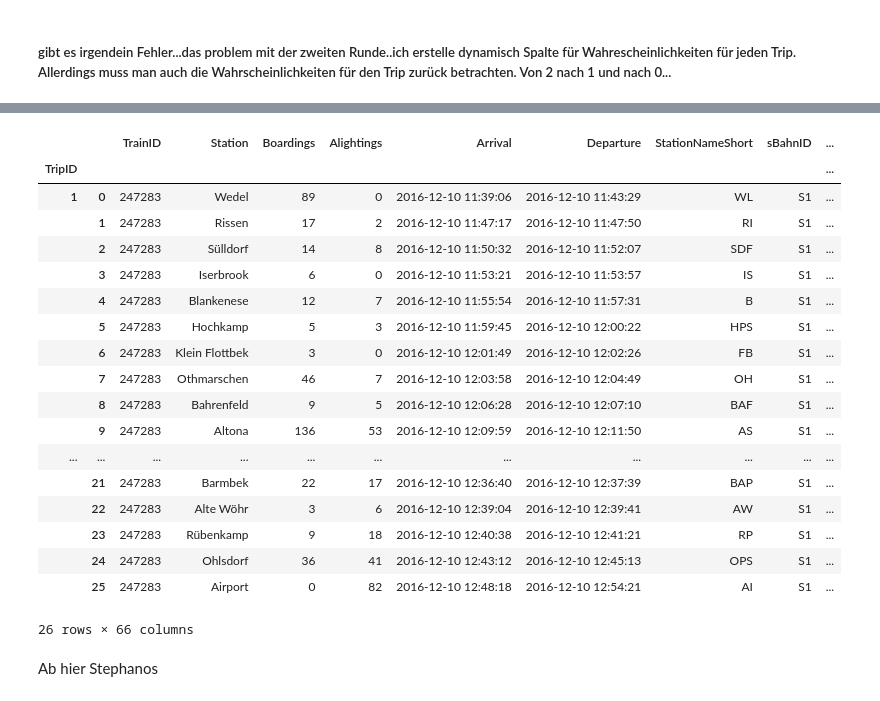
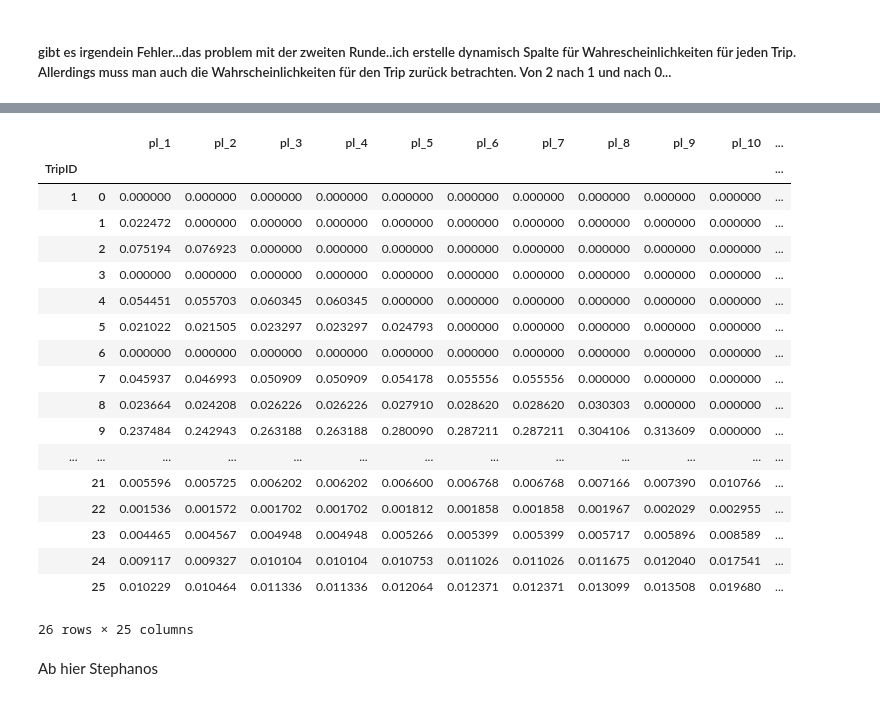
Before and after one commit to kfilonchik/hamburg-passenger-od, a Jupyter notebook: hmm_train.ipynb, the cells around one changed output, grey strips where cells are left out. Cells and saved outputs as stored; diff of their text form; code cells hidden in the pictures.

```diff
--- a/hmm_train.ipynb
+++ b/hmm_train.ipynb
@@ -145,8 +145,8 @@ def calculate_probabilities(fahrt):
 # %% [markdown]
 ##### gibt es irgendein Fehler...das problem mit der zweiten Runde..ich erstelle dynamisch Spalte für Wahrescheinlichkeiten für jeden Trip. Allerdings muss man auch die Wahrscheinlichkeiten für den Trip zurück betrachten. Von 2 nach 1 und nach 0...
 # %%
-test = trip.groupby(['TripID']).apply(calculate_probabilities)
-# first_two_columns = test.iloc[:, :4]  # Select all rows and first two columns
+#test = trip.groupby(['TripID']).apply(calculate_probabilities)
+#pl_cols = test.iloc[:, :4]  # Select all rows and first two columns
 # last_five_columns = test.iloc[:, -5:]  # Select all rows and last five columns
 
 # # Concatenate horizontally
@@ -175,25 +157,35 @@ test = trip.groupby(['TripID']).apply(calculate_probabilities)
-# %%
-test
-# %% [output]
-|  |  | TrainID | Station | Boardings | Alightings | Arrival | Departure | StationNameShort | sBahnID | ... |
-| TripID |  |  |  |  |  |  |  |  |  | ... |
-| 1 | 0 | 247283 | Wedel | 89 | 0 | 2016-12-10 11:39:06 | 2016-12-10 11:43:29 | WL | S1 | ... |
-|  | 1 | 247283 | Rissen | 17 | 2 | 2016-12-10 11:47:17 | 2016-12-10 11:47:50 | RI | S1 | ... |
-|  | 2 | 247283 | Sülldorf | 14 | 8 | 2016-12-10 11:50:32 | 2016-12-10 11:52:07 | SDF | S1 | ... |
-|  | 3 | 247283 | Iserbrook | 6 | 0 | 2016-12-10 11:53:21 | 2016-12-10 11:53:57 | IS | S1 | ... |
-|  | 4 | 247283 | Blankenese | 12 | 7 | 2016-12-10 11:55:54 | 2016-12-10 11:57:31 | B | S1 | ... |
-|  | 5 | 247283 | Hochkamp | 5 | 3 | 2016-12-10 11:59:45 | 2016-12-10 12:00:22 | HPS | S1 | ... |
-|  | 6 | 247283 | Klein Flottbek | 3 | 0 | 2016-12-10 12:01:49 | 2016-12-10 12:02:26 | FB | S1 | ... |
-|  | 7 | 247283 | Othmarschen | 46 | 7 | 2016-12-10 12:03:58 | 2016-12-10 12:04:49 | OH | S1 | ... |
-|  | 8 | 247283 | Bahrenfeld | 9 | 5 | 2016-12-10 12:06:28 | 2016-12-10 12:07:10 | BAF | S1 | ... |
-|  | 9 | 247283 | Altona | 136 | 53 | 2016-12-10 12:09:59 | 2016-12-10 12:11:50 | AS | S1 | ... |
-| ... | ... | ... | ... | ... | ... | ... | ... | ... | ... | ... |
-|  | 21 | 247283 | Barmbek | 22 | 17 | 2016-12-10 12:36:40 | 2016-12-10 12:37:39 | BAP | S1 | ... |
-|  | 22 | 247283 | Alte Wöhr | 3 | 6 | 2016-12-10 12:39:04 | 2016-12-10 12:39:41 | AW | S1 | ... |
-|  | 23 | 247283 | Rübenkamp | 9 | 18 | 2016-12-10 12:40:38 | 2016-12-10 12:41:21 | RP | S1 | ... |
-|  | 24 | 247283 | Ohlsdorf | 36 | 41 | 2016-12-10 12:43:12 | 2016-12-10 12:45:13 | OPS | S1 | ... |
-|  | 25 | 247283 | Airport | 0 | 82 | 2016-12-10 12:48:18 | 2016-12-10 12:54:21 | AI | S1 | ... |
-26 rows × 66 columns
+# %%
+def get_pl_columns(trip):
+    dfpl = pd.DataFrame()
+    for x in range(1, len(trip.columns) + 1):  # Assuming you want to iterate based on the number of columns
+        column_name = 'pl_' + str(x)
+        if column_name in trip.columns:  # Check if column exists
+            dfpl[column_name] = trip[column_name]  # Add column to dfpl
+    return dfpl
+# %%
+df_result = get_pl_columns(test)
+# %%
+df_result
+# %% [output]
+|  |  | pl_1 | pl_2 | pl_3 | pl_4 | pl_5 | pl_6 | pl_7 | pl_8 | pl_9 | pl_10 | ... |
+| TripID |  |  |  |  |  |  |  |  |  |  |  | ... |
+| 1 | 0 | 0.000000 | 0.000000 | 0.000000 | 0.000000 | 0.000000 | 0.000000 | 0.000000 | 0.000000 | 0.000000 | 0.000000 | ... |
+|  | 1 | 0.022472 | 0.000000 | 0.000000 | 0.000000 | 0.000000 | 0.000000 | 0.000000 | 0.000000 | 0.000000 | 0.000000 | ... |
+|  | 2 | 0.075194 | 0.076923 | 0.000000 | 0.000000 | 0.000000 | 0.000000 | 0.000000 | 0.000000 | 0.000000 | 0.000000 | ... |
+|  | 3 | 0.000000 | 0.000000 | 0.000000 | 0.000000 | 0.000000 | 0.000000 | 0.000000 | 0.000000 | 0.000000 | 0.000000 | ... |
+|  | 4 | 0.054451 | 0.055703 | 0.060345 | 0.060345 | 0.000000 | 0.000000 | 0.000000 | 0.000000 | 0.000000 | 0.000000 | ... |
+|  | 5 | 0.021022 | 0.021505 | 0.023297 | 0.023297 | 0.024793 | 0.000000 | 0.000000 | 0.000000 | 0.000000 | 0.000000 | ... |
+|  | 6 | 0.000000 | 0.000000 | 0.000000 | 0.000000 | 0.000000 | 0.000000 | 0.000000 | 0.000000 | 0.000000 | 0.000000 | ... |
+|  | 7 | 0.045937 | 0.046993 | 0.050909 | 0.050909 | 0.054178 | 0.055556 | 0.055556 | 0.000000 | 0.000000 | 0.000000 | ... |
+|  | 8 | 0.023664 | 0.024208 | 0.026226 | 0.026226 | 0.027910 | 0.028620 | 0.028620 | 0.030303 | 0.000000 | 0.000000 | ... |
+|  | 9 | 0.237484 | 0.242943 | 0.263188 | 0.263188 | 0.280090 | 0.287211 | 0.287211 | 0.304106 | 0.313609 | 0.000000 | ... |
+| ... | ... | ... | ... | ... | ... | ... | ... | ... | ... | ... | ... | ... |
+|  | 21 | 0.005596 | 0.005725 | 0.006202 | 0.006202 | 0.006600 | 0.006768 | 0.006768 | 0.007166 | 0.007390 | 0.010766 | ... |
+|  | 22 | 0.001536 | 0.001572 | 0.001702 | 0.001702 | 0.001812 | 0.001858 | 0.001858 | 0.001967 | 0.002029 | 0.002955 | ... |
+|  | 23 | 0.004465 | 0.004567 | 0.004948 | 0.004948 | 0.005266 | 0.005399 | 0.005399 | 0.005717 | 0.005896 | 0.008589 | ... |
+|  | 24 | 0.009117 | 0.009327 | 0.010104 | 0.010104 | 0.010753 | 0.011026 | 0.011026 | 0.011675 | 0.012040 | 0.017541 | ... |
+|  | 25 | 0.010229 | 0.010464 | 0.011336 | 0.011336 | 0.012064 | 0.012371 | 0.012371 | 0.013099 | 0.013508 | 0.019680 | ... |
+26 rows × 25 columns
 # %% [markdown]
 Ab hier Stephanos
 # %%
```
Also changed, not shown: parts of 1 cell of this notebook.
